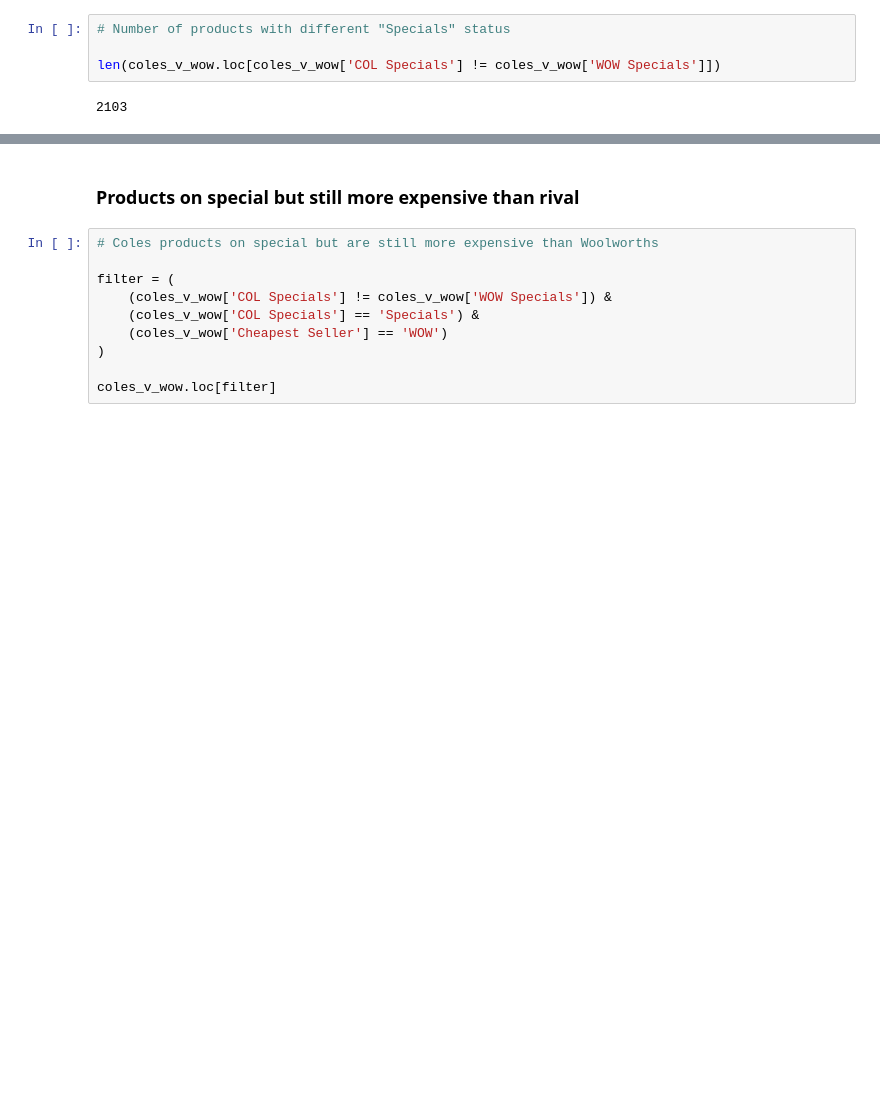
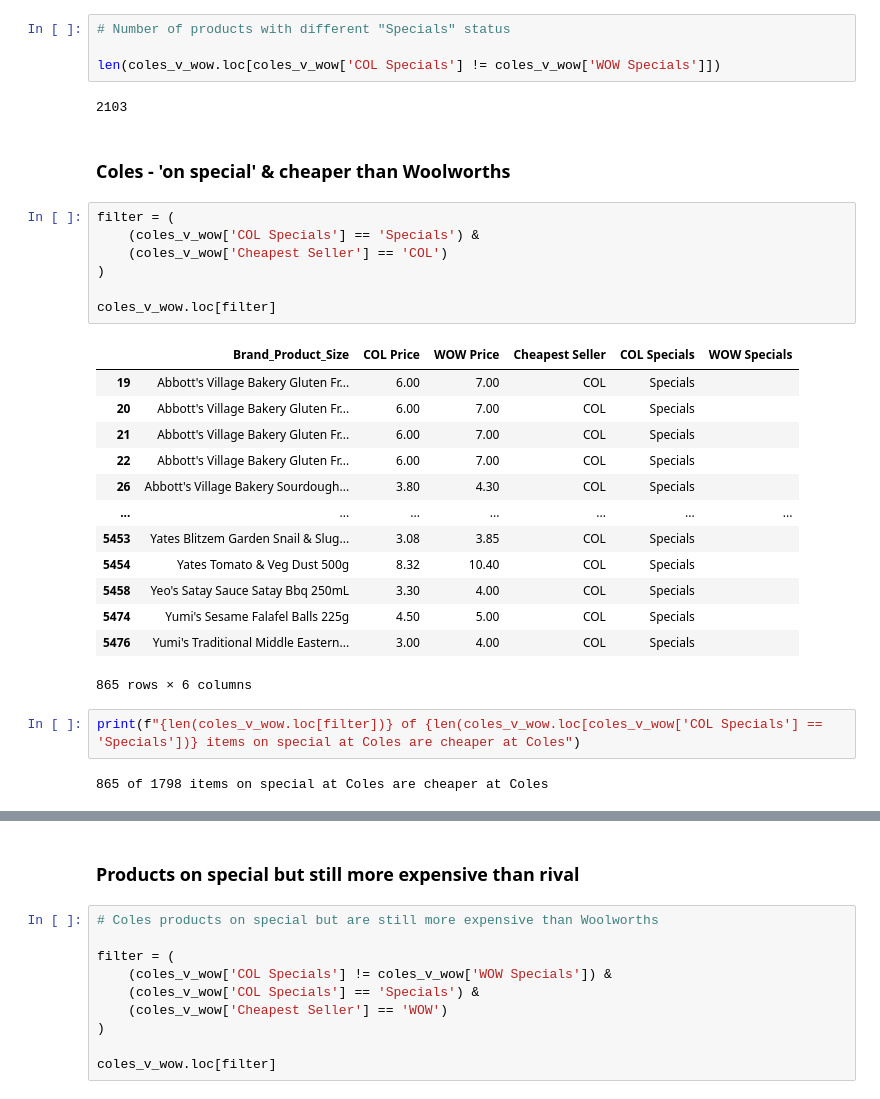
Before and after one commit to donde-esta-la-biblioteca/Woolworths-Coles-IGA, a Jupyter notebook: 4. Woolworths vs Coles - Price Comparison.ipynb, the cells around one changed output, grey strips where cells are left out. Saved outputs shown, nothing was run; the diff lists cells and outputs as text; blank space fills up the shorter version.

```diff
--- a/4. Woolworths vs Coles - Price Comparison.ipynb
+++ b/4. Woolworths vs Coles - Price Comparison.ipynb
@@ -325,3 +325,30 @@ len(coles_v_wow.loc[coles_v_wow['COL Specials'] == coles_v_wow['WOW Specials']])
 len(coles_v_wow.loc[coles_v_wow['COL Specials'] != coles_v_wow['WOW Specials']])
 # %% [output]
 2103
+# %% [markdown]
+### Coles - 'on special' & cheaper than Woolworths
+# %%
+filter = (
+    (coles_v_wow['COL Specials'] == 'Specials') &
+    (coles_v_wow['Cheapest Seller'] == 'COL')
+)
+
+coles_v_wow.loc[filter]
+# %% [output]
+|  | Brand_Product_Size | COL Price | WOW Price | Cheapest Seller | COL Specials | WOW Specials |
+| 19 | Abbott's Village Bakery Gluten Fr... | 6.00 | 7.00 | COL | Specials |  |
+| 20 | Abbott's Village Bakery Gluten Fr... | 6.00 | 7.00 | COL | Specials |  |
+| 21 | Abbott's Village Bakery Gluten Fr... | 6.00 | 7.00 | COL | Specials |  |
+| 22 | Abbott's Village Bakery Gluten Fr... | 6.00 | 7.00 | COL | Specials |  |
+| 26 | Abbott's Village Bakery Sourdough... | 3.80 | 4.30 | COL | Specials |  |
+| ... | ... | ... | ... | ... | ... | ... |
+| 5453 | Yates Blitzem Garden Snail & Slug... | 3.08 | 3.85 | COL | Specials |  |
+| 5454 | Yates Tomato & Veg Dust 500g | 8.32 | 10.40 | COL | Specials |  |
+| 5458 | Yeo's Satay Sauce Satay Bbq 250mL | 3.30 | 4.00 | COL | Specials |  |
+| 5474 | Yumi's Sesame Falafel Balls 225g | 4.50 | 5.00 | COL | Specials |  |
+| 5476 | Yumi's Traditional Middle Eastern... | 3.00 | 4.00 | COL | Specials |  |
+865 rows × 6 columns
+# %%
+print(f"{len(coles_v_wow.loc[filter])} of {len(coles_v_wow.loc[coles_v_wow['COL Specials'] == 'Specials'])} items on special at Coles are cheaper at Coles")
+# %% [output]
+865 of 1798 items on special at Coles are cheaper at Coles
```
Also changed, not shown: parts of 4 cells of this notebook.
